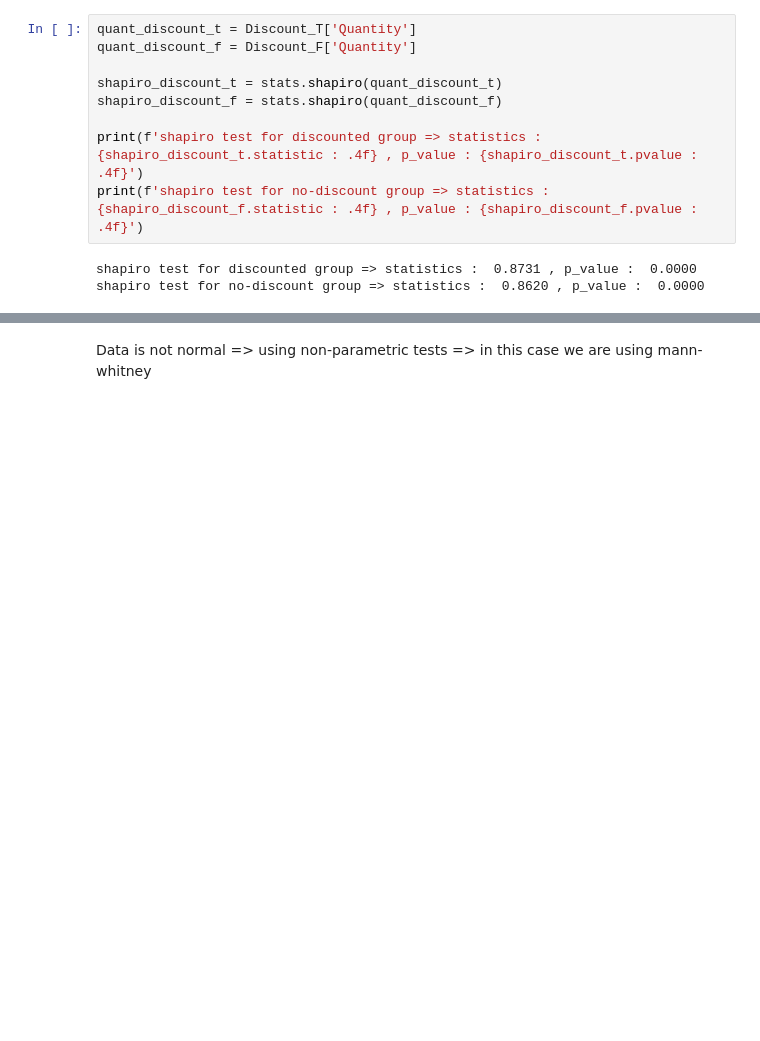
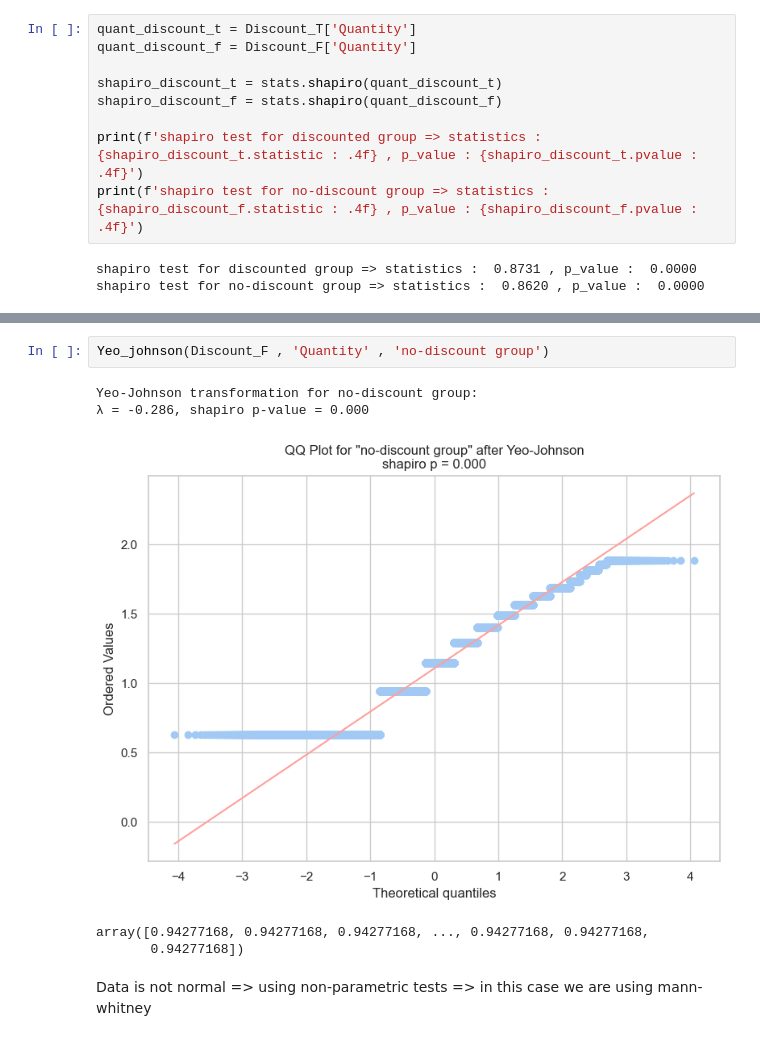
Before and after one commit to arianmokhtariha/SuperStore, a Jupyter notebook: Hypothesis testing/stats.ipynb, the cells around one changed output, grey strips where cells are left out. Cells and saved outputs as stored; diff of their text form; blank space fills up the shorter version.

```diff
--- a/Hypothesis testing/stats.ipynb
+++ b/Hypothesis testing/stats.ipynb
@@ -91,3 +115,11 @@ shapiro test for no-discount group => statistics :  0.8620 , p_value :  0.0000
+# %%
+Yeo_johnson(Discount_F , 'Quantity' , 'no-discount group')
+# %% [output]
+Yeo-Johnson transformation for no-discount group:
+λ = -0.286, shapiro p-value = 0.000
+[figure, added]
+array([0.94277168, 0.94277168, 0.94277168, ..., 0.94277168, 0.94277168,
+       0.94277168])
 # %% [markdown]
 Data is not normal => using non-parametric tests => in this case we are using mann-whitney
 # %% [markdown]
```
Also changed, not shown: parts of 3 cells of this notebook.
